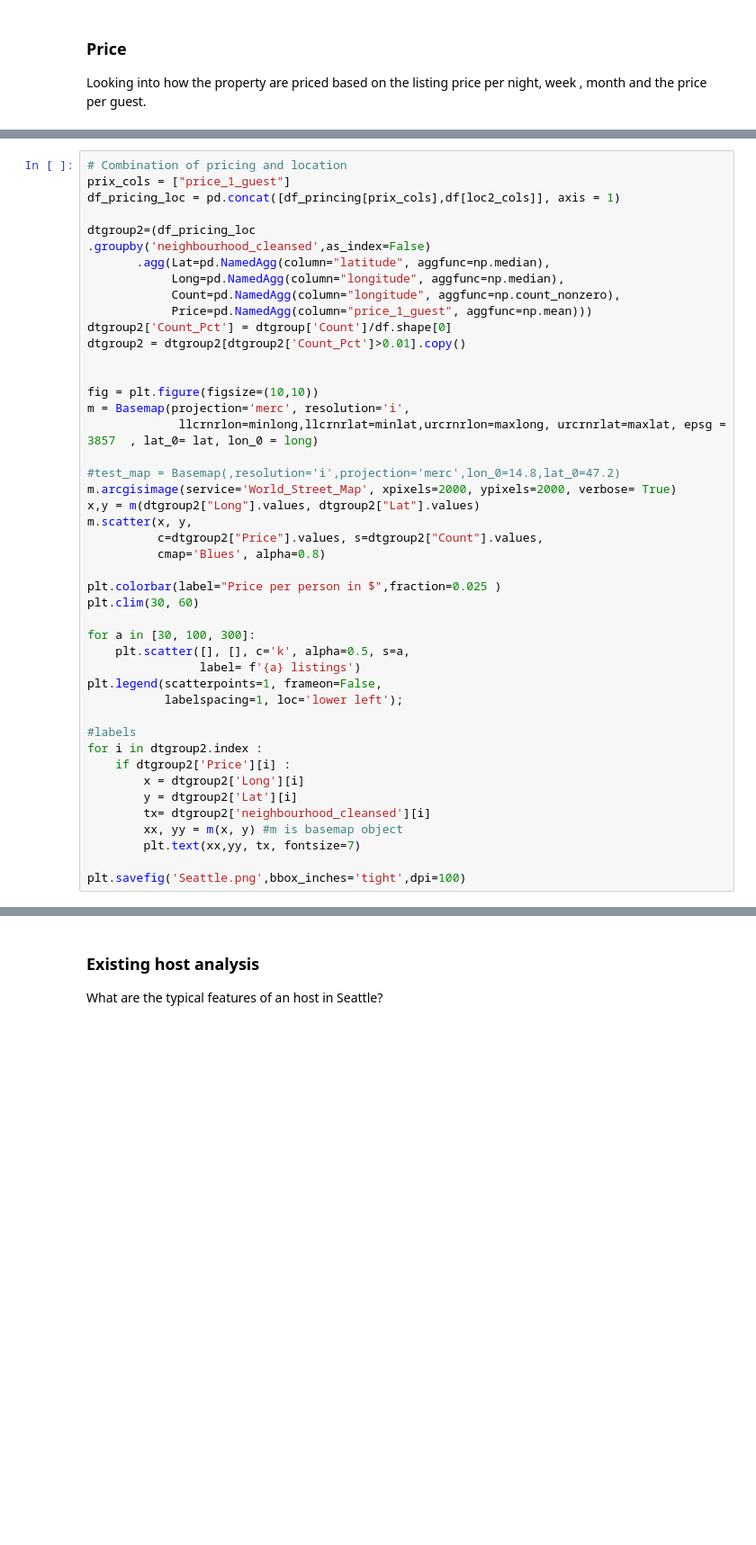
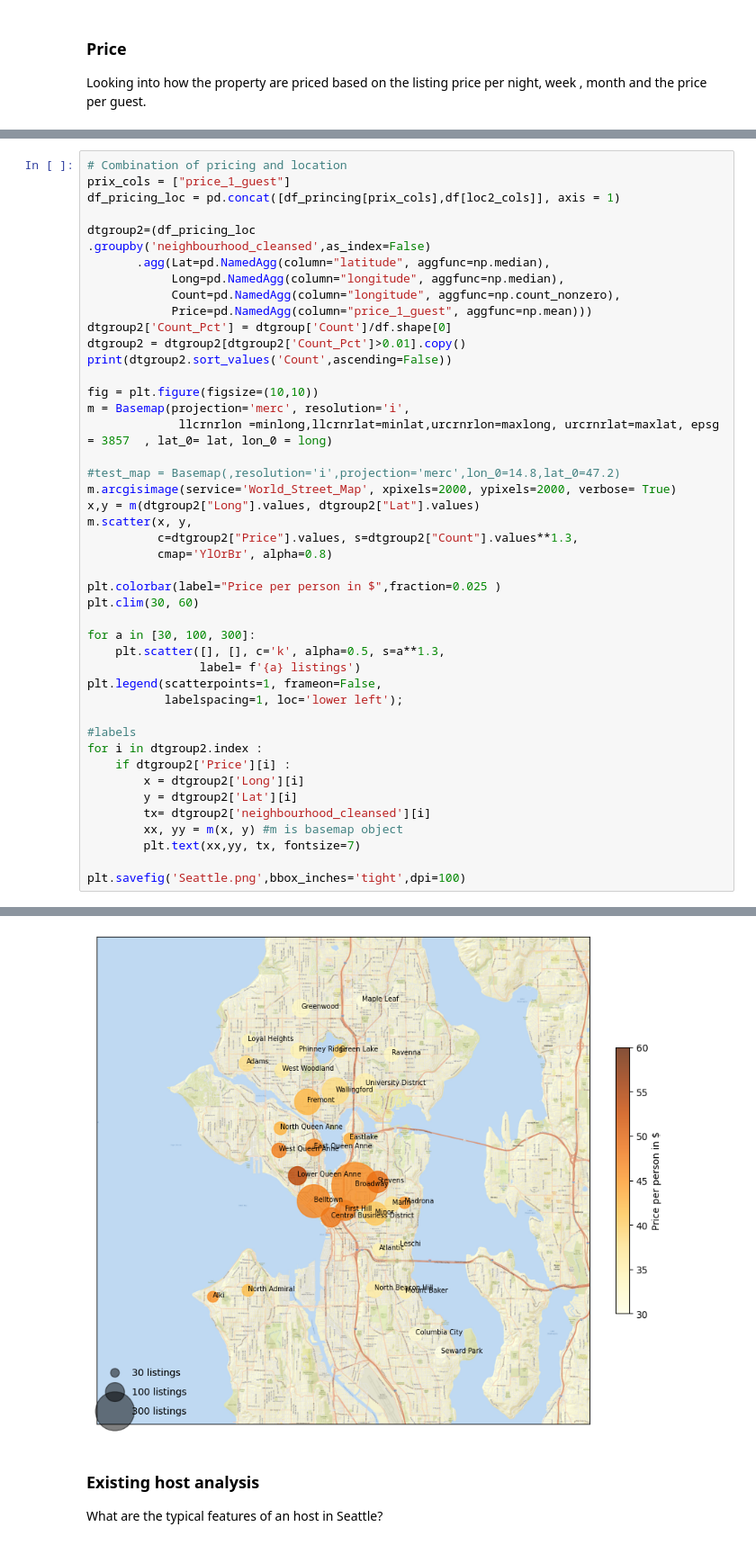
Before and after one commit to aeusepi/AirBnB_Project, a Jupyter notebook: AirBnbSeattle.ipynb, the cells around one changed output, grey strips where cells are left out. Shown at 90% size. Drawn from its saved outputs; the diff is of its cells as text; blank space fills up the shorter version.

```diff
--- a/AirBnbSeattle.ipynb
+++ b/AirBnbSeattle.ipynb
@@ -218,24 +220,24 @@ dtgroup2=(df_pricing_loc
             Price=pd.NamedAgg(column="price_1_guest", aggfunc=np.mean)))
 dtgroup2['Count_Pct'] = dtgroup['Count']/df.shape[0]
 dtgroup2 = dtgroup2[dtgroup2['Count_Pct']>0.01].copy()
-
+print(dtgroup2.sort_values('Count',ascending=False))
 
 fig = plt.figure(figsize=(10,10))
 m = Basemap(projection='merc', resolution='i',
-             llcrnrlon=minlong,llcrnrlat=minlat,urcrnrlon=maxlong, urcrnrlat=maxlat, epsg = 3857  , lat_0= lat, lon_0 = long)
+             llcrnrlon =minlong,llcrnrlat=minlat,urcrnrlon=maxlong, urcrnrlat=maxlat, epsg = 3857  , lat_0= lat, lon_0 = long)
 
 #test_map = Basemap(,resolution='i',projection='merc',lon_0=14.8,lat_0=47.2)
 m.arcgisimage(service='World_Street_Map', xpixels=2000, ypixels=2000, verbose= True)
 x,y = m(dtgroup2["Long"].values, dtgroup2["Lat"].values)
 m.scatter(x, y,
-          c=dtgroup2["Price"].values, s=dtgroup2["Count"].values,
-          cmap='Blues', alpha=0.8)
+          c=dtgroup2["Price"].values, s=dtgroup2["Count"].values**1.3,
+          cmap='YlOrBr', alpha=0.8)
 
 plt.colorbar(label="Price per person in $",fraction=0.025 )
 plt.clim(30, 60)
 
 for a in [30, 100, 300]:
-    plt.scatter([], [], c='k', alpha=0.5, s=a,
+    plt.scatter([], [], c='k', alpha=0.5, s=a**1.3,
                 label= f'{a} listings')
 plt.legend(scatterpoints=1, frameon=False,
            labelspacing=1, loc='lower left');
@@ -256,3 +274,4 @@ ValueError: lat_0 must be between -90.000000 and 90.000000 degrees
+[figure, added]
 # %% [markdown]
 <h3 id='Part1.4'> Existing host analysis </h3>
 
```
Also changed, not shown: parts of 7 cells of this notebook, 5 other files.
